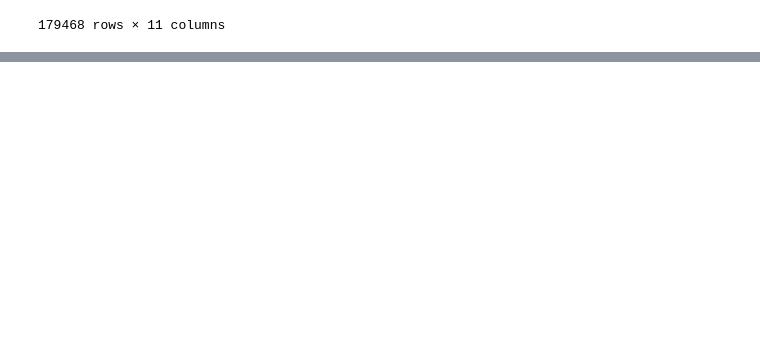
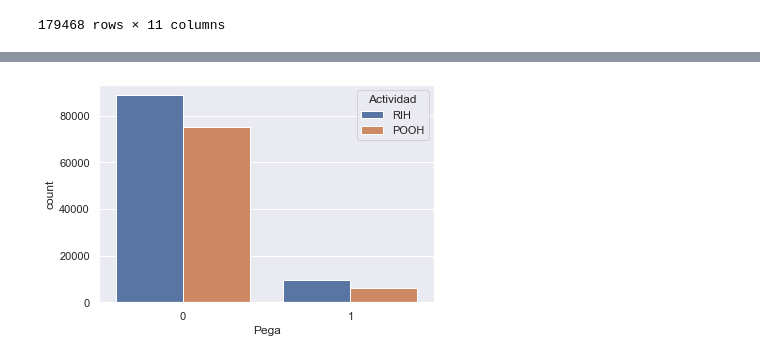
Before and after one commit to diegojeda/Proyecto-Maestria, a Jupyter notebook: Data Final/EDA.ipynb, the cells around one changed output, grey strips where cells are left out. Cells and saved outputs as stored; diff of their text form; code cells hidden in the pictures; blank space fills up the shorter version.

```diff
--- a/Data Final/EDA.ipynb
+++ b/Data Final/EDA.ipynb
@@ -502,0 +535,6 @@ sns.pairplot(df, hue="Actividad",diag_kind="hist",height=1.5)
+# %%
+# Revisamos distribucion de balanceo de clases
+sns.set_theme(style="darkgrid")
+ax = sns.countplot(x="Pega",hue="Actividad", data=df)
+# %% [output]
+[figure, added]
```
Also changed, not shown: parts of 13 cells of this notebook, 8 other files.
